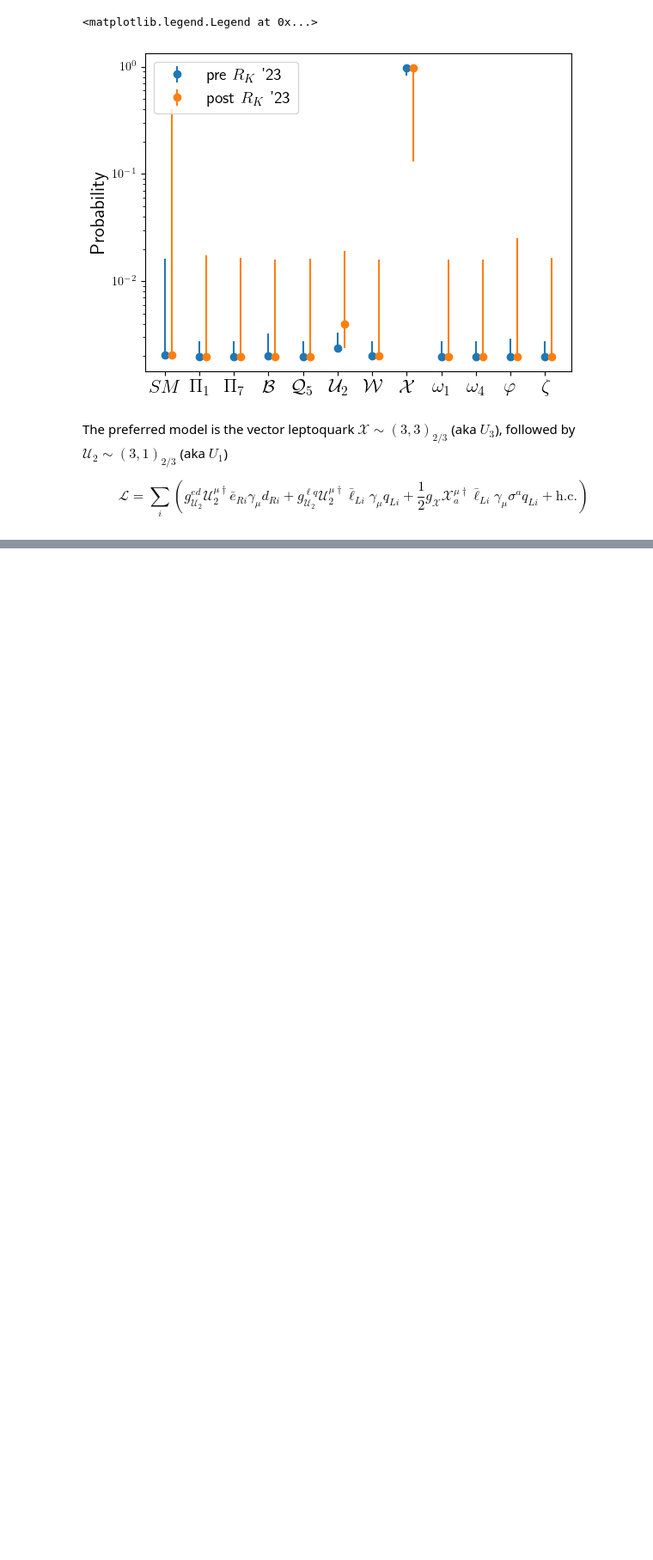
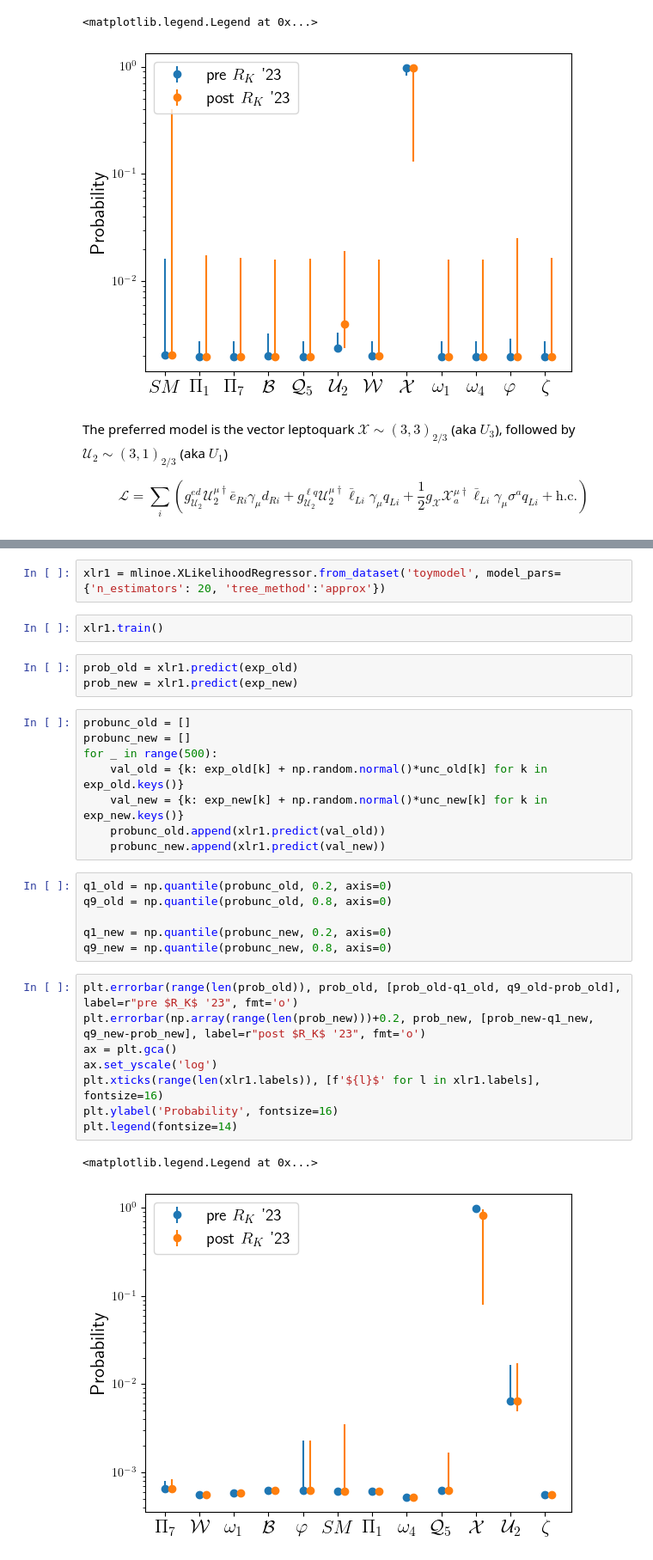
Before and after one commit to Jorge-Alda/mlinoe_flavour, a Jupyter notebook: mlinoe_flavour/toymodel.ipynb, the cells around one changed output, grey strips where cells are left out. Shown at 86% size. Drawn from its saved outputs; the diff is of its cells as text; blank space fills up the shorter version.

Commit message:
Likelihood regressor

```diff
--- a/mlinoe_flavour/toymodel.ipynb
+++ b/mlinoe_flavour/toymodel.ipynb
@@ -226,0 +235,32 @@ $$\mathcal{L} = \sum_i\left( g_{\mathcal{U}_2}^{ed} \mathcal{U}_2^{\mu\dagger}\b
+# %%
+xlr1 = mlinoe.XLikelihoodRegressor.from_dataset('toymodel', model_pars={'n_estimators': 20, 'tree_method':'approx'})
+# %%
+xlr1.train()
+# %%
+prob_old = xlr1.predict(exp_old)
+prob_new = xlr1.predict(exp_new)
+# %%
+probunc_old = []
+probunc_new = []
+for _ in range(500):
+    val_old = {k: exp_old[k] + np.random.normal()*unc_old[k] for k in exp_old.keys()}
+    val_new = {k: exp_new[k] + np.random.normal()*unc_new[k] for k in exp_new.keys()}
+    probunc_old.append(xlr1.predict(val_old))
+    probunc_new.append(xlr1.predict(val_new))
+# %%
+q1_old = np.quantile(probunc_old, 0.2, axis=0)
+q9_old = np.quantile(probunc_old, 0.8, axis=0)
+
+q1_new = np.quantile(probunc_new, 0.2, axis=0)
+q9_new = np.quantile(probunc_new, 0.8, axis=0)
+# %%
+plt.errorbar(range(len(prob_old)), prob_old, [prob_old-q1_old, q9_old-prob_old], label=r"pre $R_K$ '23", fmt='o')
+plt.errorbar(np.array(range(len(prob_new)))+0.2, prob_new, [prob_new-q1_new, q9_new-prob_new], label=r"post $R_K$ '23", fmt='o')
+ax = plt.gca()
+ax.set_yscale('log')
+plt.xticks(range(len(xlr1.labels)), [f'${l}$' for l in xlr1.labels], fontsize=16)
+plt.ylabel('Probability', fontsize=16)
+plt.legend(fontsize=14)
+# %% [output]
+<matplotlib.legend.Legend at 0x...>
+[figure, added]
```
Also changed, not shown: parts of 7 cells of this notebook, 1 other file.
